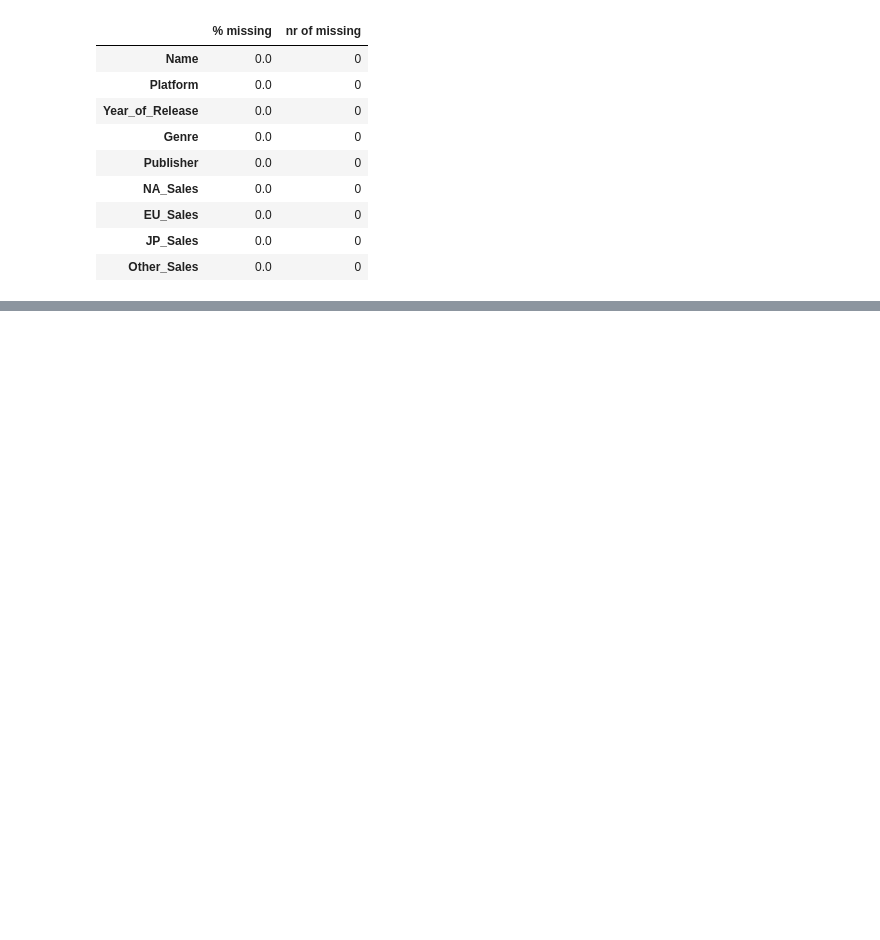
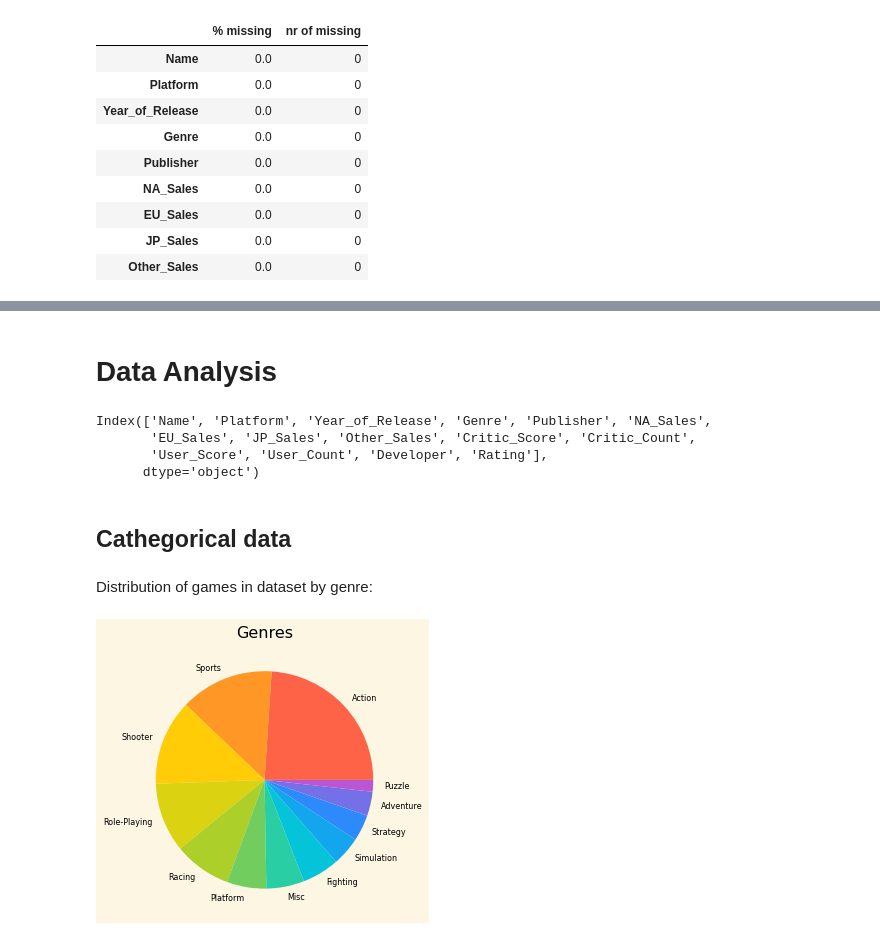
Before and after one commit to 5arcoramphu5/VideoGamesSales, a Jupyter notebook: VideoGamesSales.ipynb, the cells around one changed output, grey strips where cells are left out. Cells and saved outputs as stored; diff of their text form; code cells hidden in the pictures; blank space fills up the shorter version.

```diff
--- a/VideoGamesSales.ipynb
+++ b/VideoGamesSales.ipynb
@@ -421,2 +420,23 @@ dataCut.shape
 dataExtended.to_csv("processedDataExtended.csv", index=False)
 dataCut.to_csv("processedDataCut.csv", index=False)
+# %% [markdown]
+# **Data Analysis**
+# %%
+dataExt = pd.read_csv('processedDataExtended.csv', sep=',', dtype = { column : 'int16' for column in [ 'Year_of_Release', 'Rating', 'Critic_Count', 'User_Count'] })
+dataCut = pd.read_csv('processedDataCut.csv', sep=',', dtype = { 'Year_of_Release' : 'int16'})
+# %%
+dataExt.columns
+# %% [output]
+Index(['Name', 'Platform', 'Year_of_Release', 'Genre', 'Publisher', 'NA_Sales',
+       'EU_Sales', 'JP_Sales', 'Other_Sales', 'Critic_Score', 'Critic_Count',
+       'User_Score', 'User_Count', 'Developer', 'Rating'],
+      dtype='object')
+# %% [markdown]
+## **Cathegorical data**
+# %% [markdown]
+Distribution of games in dataset by genre:
+# %%
+dataExt['Genre'].value_counts().plot(kind='pie', title='Genres', ylabel = '', colormap=colormap, textprops={'fontsize': 8}, figsize=(5, 5))
+plt.show()
+# %% [output]
+[figure, added]
```
Also changed, not shown: parts of 75 cells of this notebook, 2 other files.
